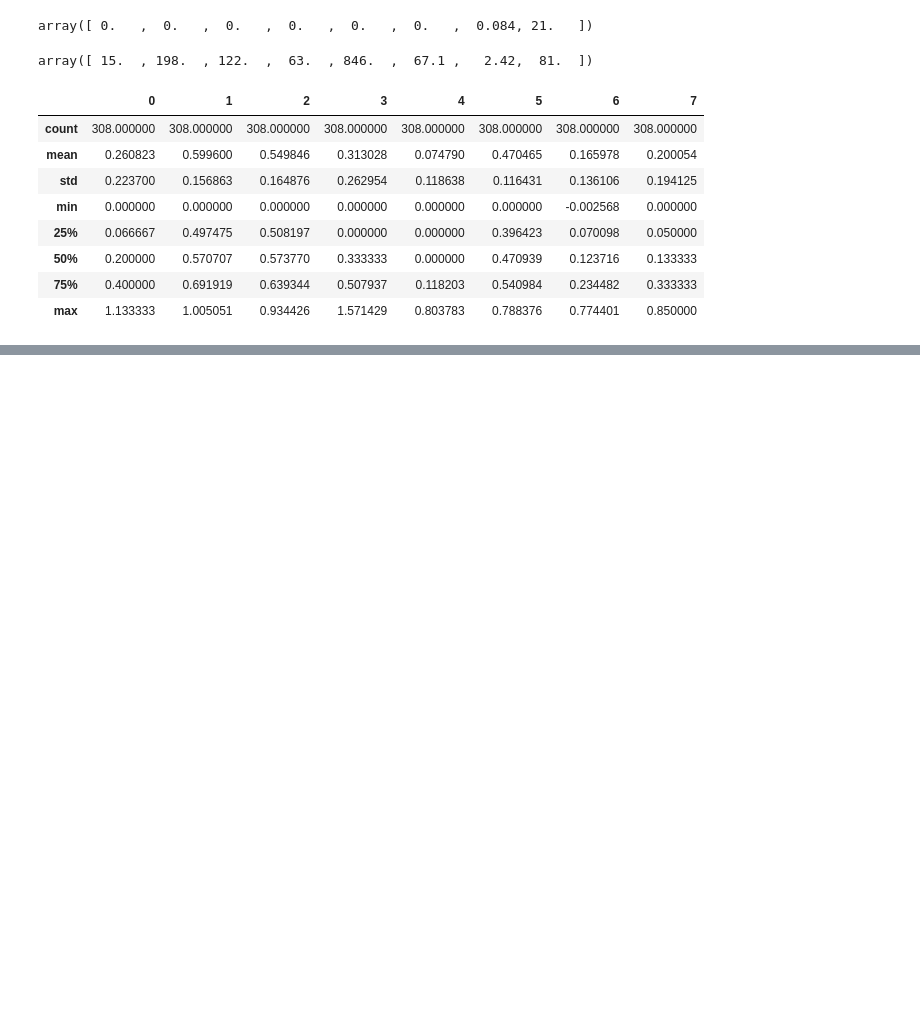
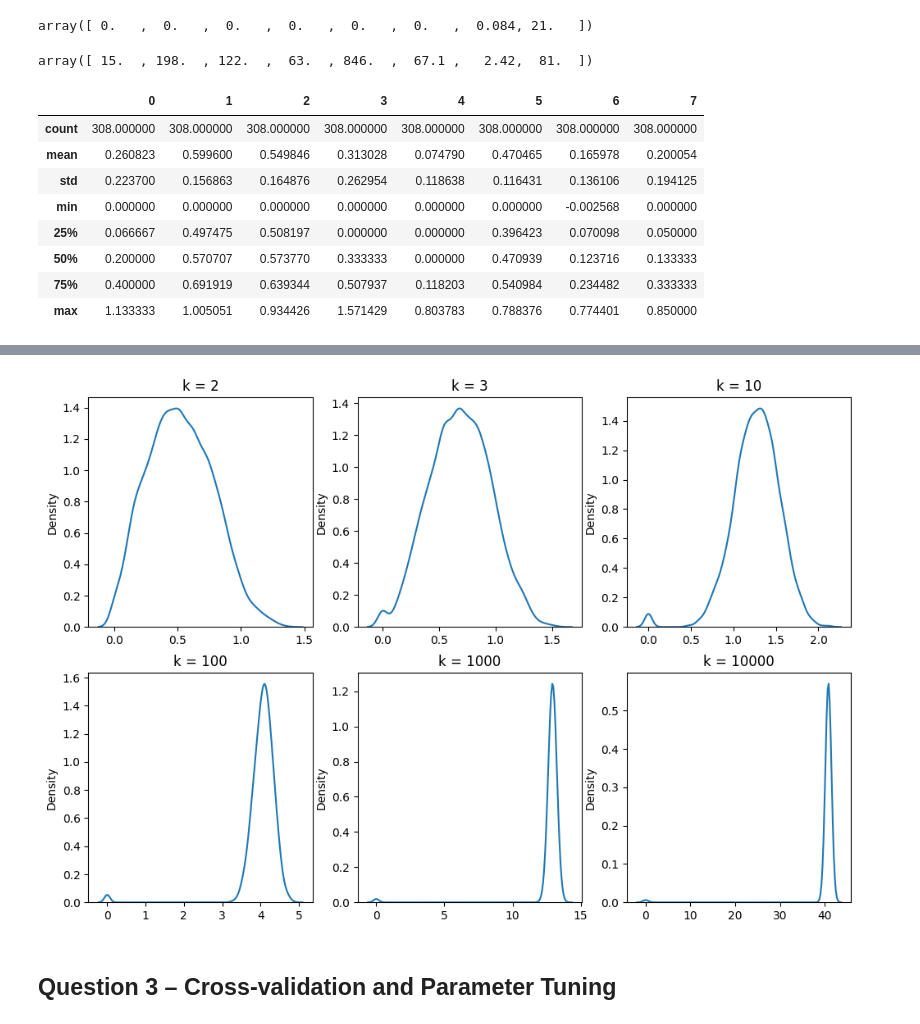
Before and after one commit to Thoprr/MLforDS, a Jupyter notebook: Exo/exo_2.ipynb, the cells around one changed output, grey strips where cells are left out. Cells and saved outputs as stored; diff of their text form; code cells hidden in the pictures; blank space fills up the shorter version.

```diff
--- a/Exo/exo_2.ipynb
+++ b/Exo/exo_2.ipynb
@@ -100,0 +138,12 @@ print(f'Test Score: {test_score}')
+# %%
+# part 3 : Perform the previous operation with 3, 10, 100, 1,000 and 10,000 features. Based on  the visual comparison of distance distributions, what is your conclusion about the  usefulness of distances (for example for k-NN)?
+nbVar = [2, 3, 10, 100, 1000, 10000]
+fig, sub = plt.subplots(2, 3, figsize=(12, 8)) # 2 rows, 3 columns
+for k, ax in zip(nbVar, sub.flatten()):
+    dists = pairwise_distances(X[:, :k])
+    sns.kdeplot(dists.flatten(), ax=ax)
+    ax.set_title("k = {}".format(k))
+# %% [output]
+[figure, added]
+# %% [markdown]
+## Question 3 – Cross-validation and Parameter Tuning
```
Also changed, not shown: parts of 10 cells of this notebook, 1 other file.
